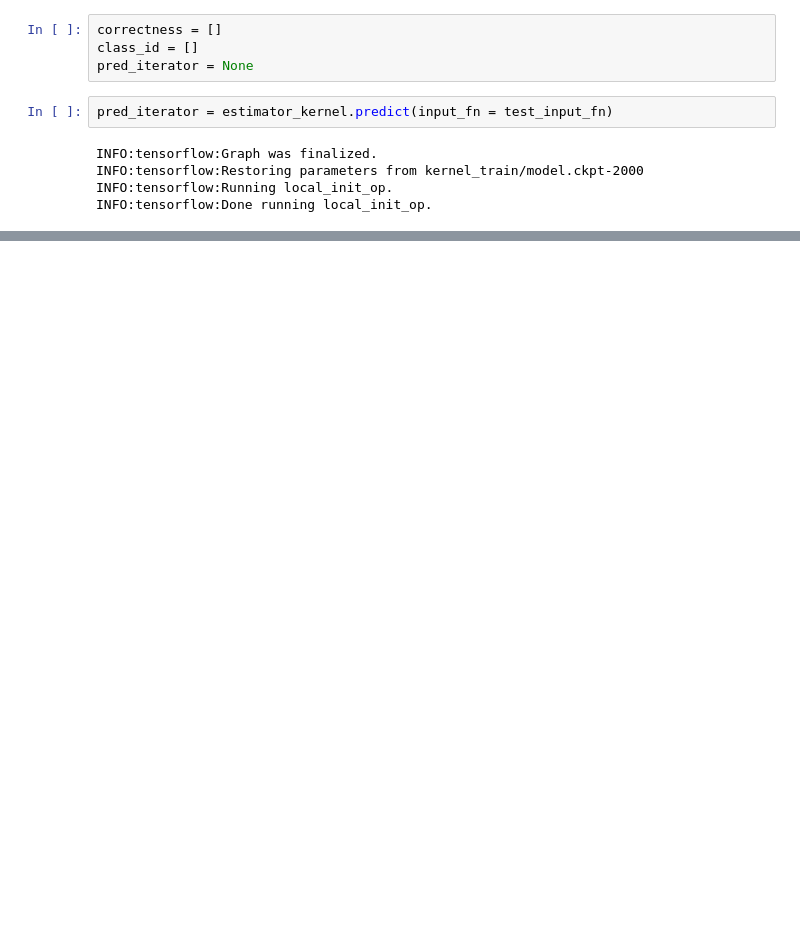
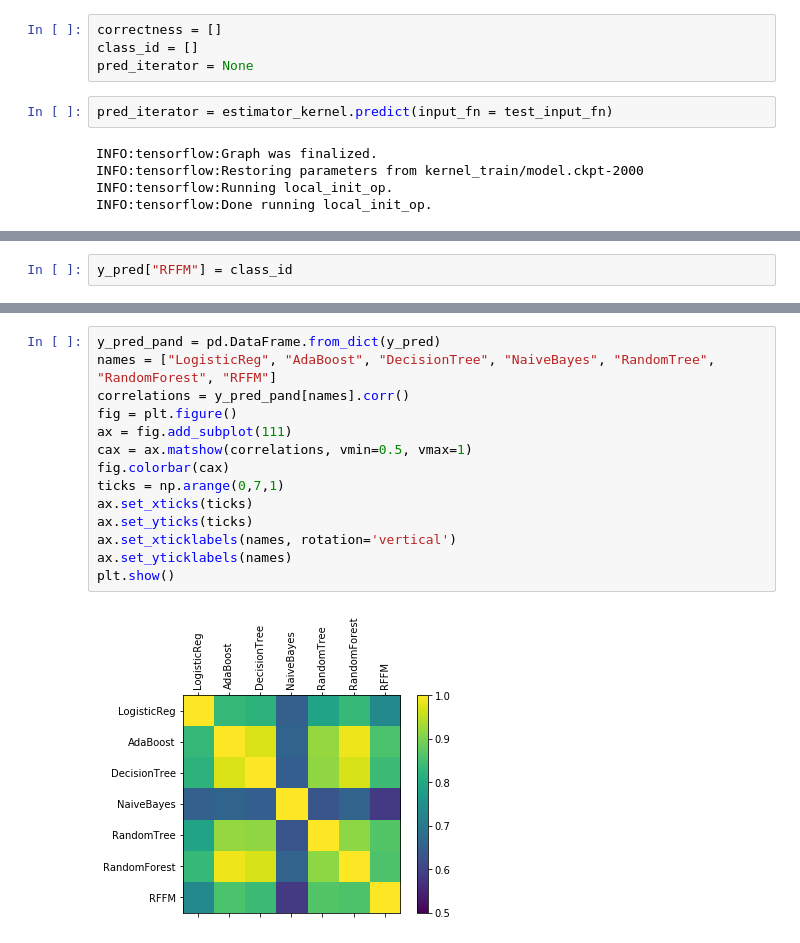
Before and after one commit to m4t22/ml_ids, a Jupyter notebook: single_dataset_analysis_new_approach.ipynb, the cells around one changed output, grey strips where cells are left out. Drawn from its saved outputs; the diff is of its cells as text; blank space fills up the shorter version.

```diff
--- a/single_dataset_analysis_new_approach.ipynb
+++ b/single_dataset_analysis_new_approach.ipynb
@@ -1480,0 +1257,2 @@ Algorithm: Kernel method: Accuracy: 0.99253, F1-score: 0.99606, Precision: 0.994
+# %%
+y_pred["RFFM"] = class_id
@@ -1480,0 +1288,16 @@ Algorithm: Kernel method: Accuracy: 0.99253, F1-score: 0.99606, Precision: 0.994
+# %%
+y_pred_pand = pd.DataFrame.from_dict(y_pred)
+names = ["LogisticReg", "AdaBoost", "DecisionTree", "NaiveBayes", "RandomTree", "RandomForest", "RFFM"]
+correlations = y_pred_pand[names].corr()
+fig = plt.figure()
+ax = fig.add_subplot(111)
+cax = ax.matshow(correlations, vmin=0.5, vmax=1)
+fig.colorbar(cax)
+ticks = np.arange(0,7,1)
+ax.set_xticks(ticks)
+ax.set_yticks(ticks)
+ax.set_xticklabels(names, rotation='vertical')
+ax.set_yticklabels(names)
+plt.show()
+# %% [output]
+[figure, added]
```
Also changed, not shown: parts of 51 cells of this notebook.
